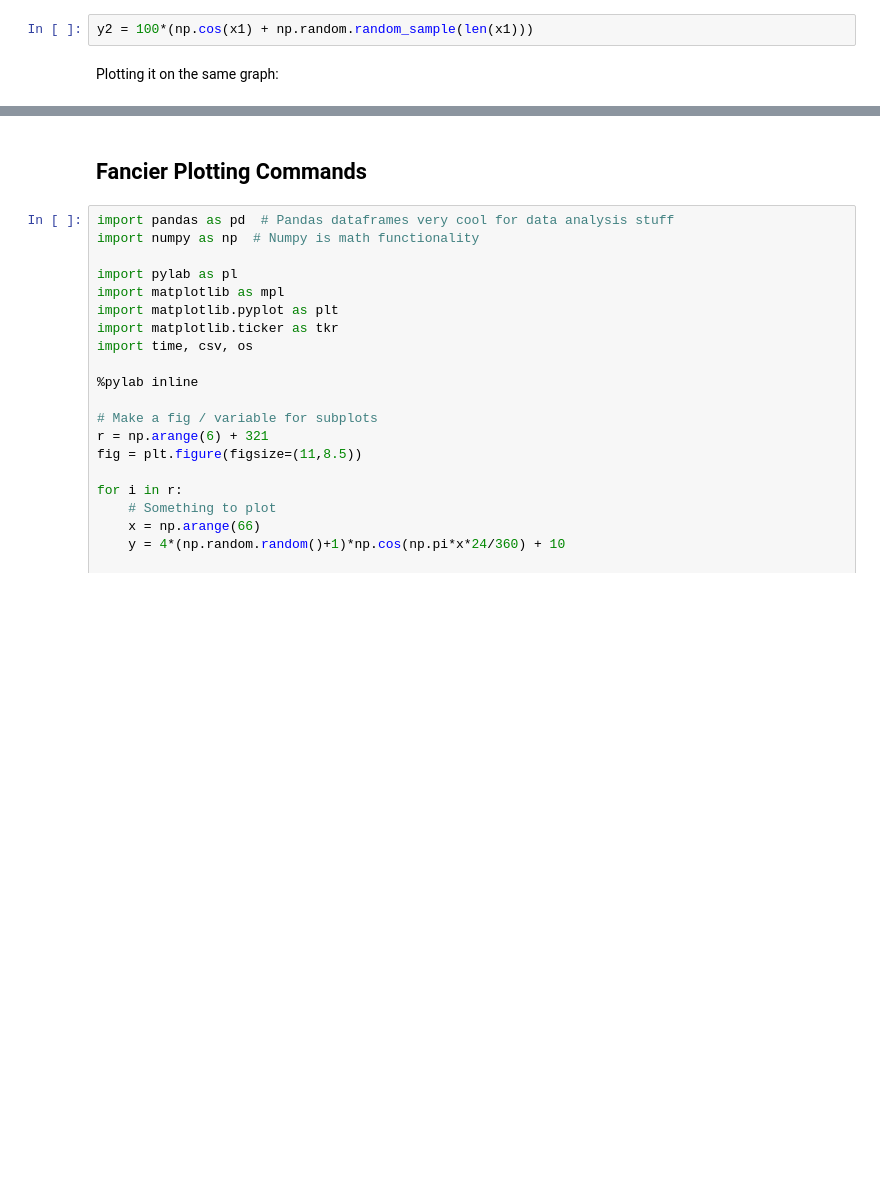
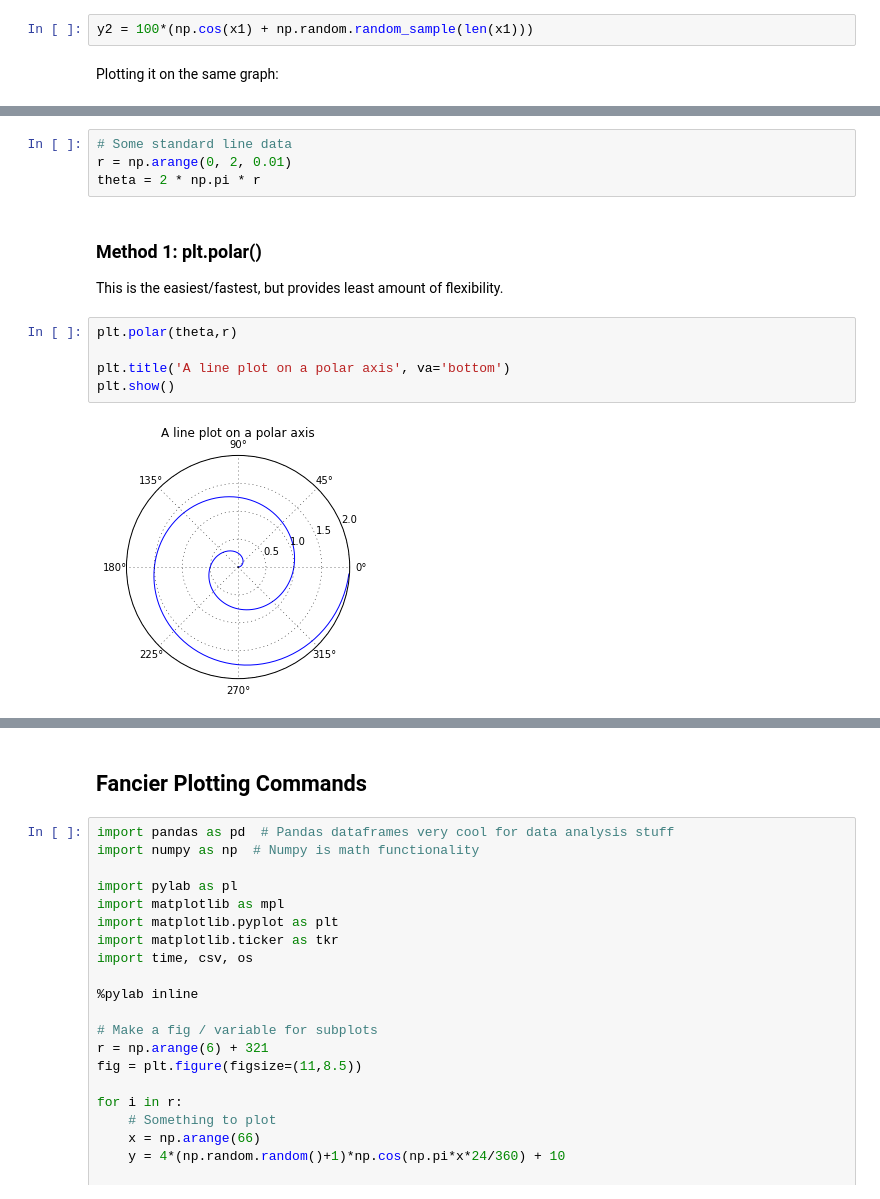
Before and after one commit to justinmklam/python-resources, a Jupyter notebook: [REF] Basic Plotting Examples.ipynb, the cells around one changed output, grey strips where cells are left out. Drawn from its saved outputs; the diff is of its cells as text; blank space fills up the shorter version.

Commit message:
Added polar plots

```diff
--- a/[REF] Basic Plotting Examples.ipynb
+++ b/[REF] Basic Plotting Examples.ipynb
@@ -84,0 +93,14 @@ axh.legend(lns, labs, bbox_to_anchor=(1.1, 1), loc=2, borderaxespad=0)
+# %%
+# Some standard line data
+r = np.arange(0, 2, 0.01)
+theta = 2 * np.pi * r
+# %% [markdown]
+### Method 1: plt.polar()
+This is the easiest/fastest, but provides least amount of flexibility.
+# %%
+plt.polar(theta,r)
+
+plt.title('A line plot on a polar axis', va='bottom')
+plt.show()
+# %% [output]
+[figure, added]
```
Also changed, not shown: parts of 11 cells of this notebook.
